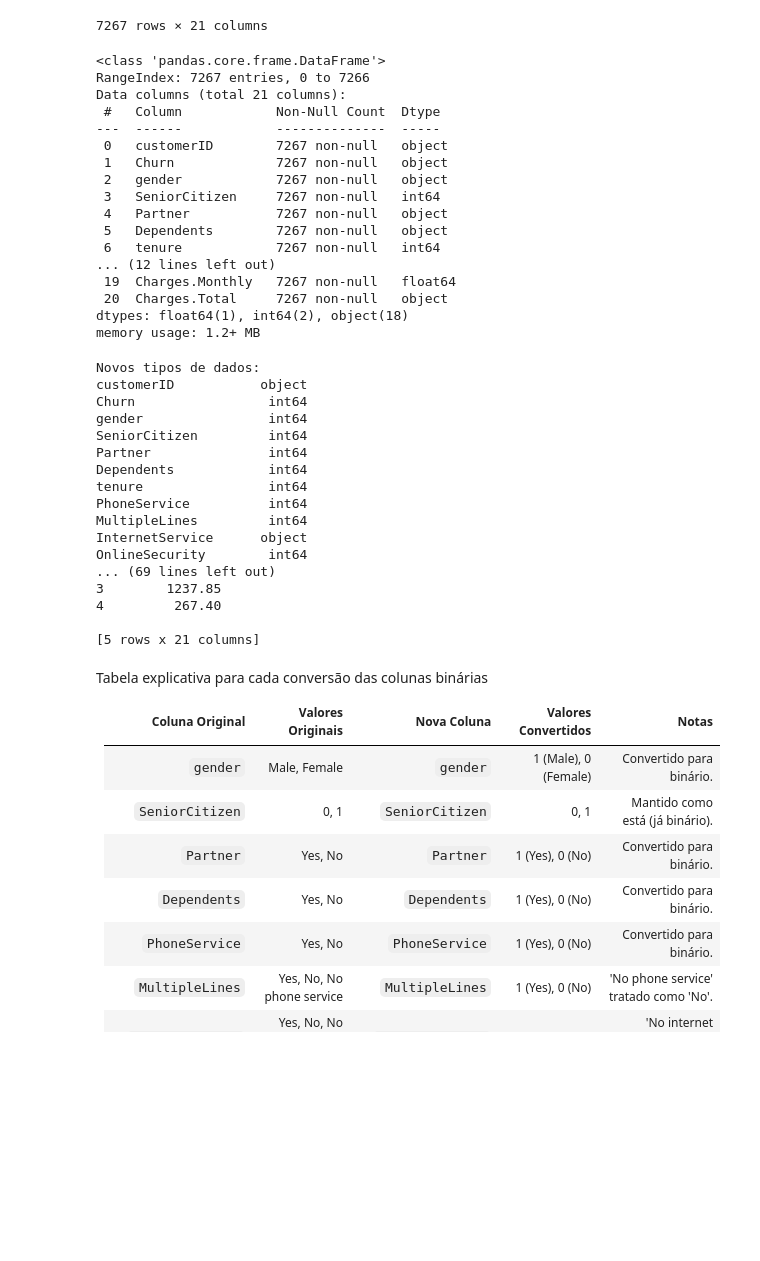
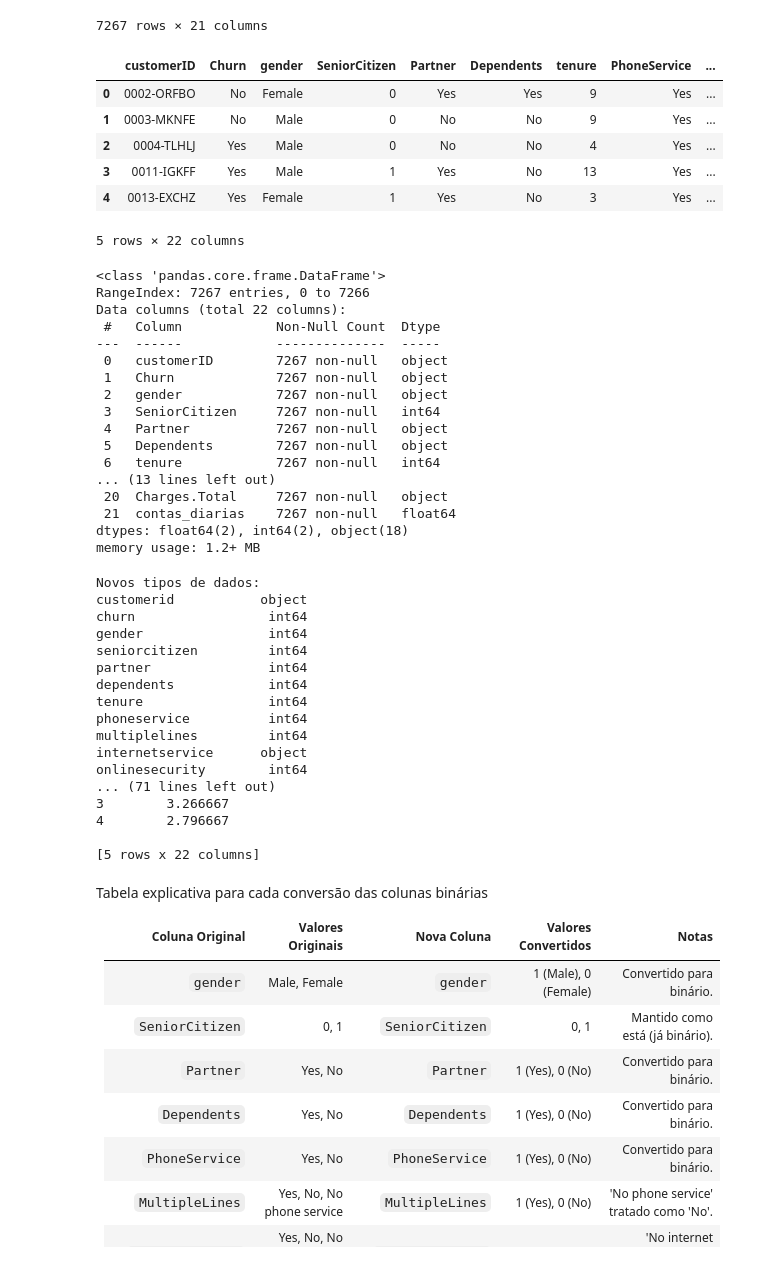
Before and after one commit to linomar31/Telecom_X_Challenge, a Jupyter notebook: TelecomX_BR.ipynb, the cells around one changed output. Drawn from its saved outputs; the diff is of its cells as text; code cells hidden in the pictures; blank space fills up the shorter version.

```diff
--- a/TelecomX_BR.ipynb
+++ b/TelecomX_BR.ipynb
@@ -75,12 +75,26 @@ df
 | 7265 | 9993-LHIEB | No | Male | 0 | Yes | Yes | 67 | Yes | ... |
 | 7266 | 9995-HOTOH | No | Male | 0 | Yes | Yes | 63 | No | ... |
 7267 rows × 21 columns
+# %%
+# Criando a coluna 'Contas_Diarias' (faturamento diário)
+df['contas_diarias'] = df['Charges.Monthly'] / 30
+
+# Exibindo as primeiras linhas com a nova coluna
+display(df.head())
+# %% [output]
+|  | customerID | Churn | gender | SeniorCitizen | Partner | Dependents | tenure | PhoneService | ... |
+| 0 | 0002-ORFBO | No | Female | 0 | Yes | Yes | 9 | Yes | ... |
+| 1 | 0003-MKNFE | No | Male | 0 | No | No | 9 | Yes | ... |
+| 2 | 0004-TLHLJ | Yes | Male | 0 | No | No | 4 | Yes | ... |
+| 3 | 0011-IGKFF | Yes | Male | 1 | Yes | No | 13 | Yes | ... |
+| 4 | 0013-EXCHZ | Yes | Female | 1 | Yes | No | 3 | Yes | ... |
+5 rows × 22 columns
 # %%
 df.info()
 # %% [output]
 <class 'pandas.core.frame.DataFrame'>
 RangeIndex: 7267 entries, 0 to 7266
-Data columns (total 21 columns):
+Data columns (total 22 columns):
  #   Column            Non-Null Count  Dtype
 ---  ------            --------------  -----
  0   customerID        7267 non-null   object
@@ -90,44 +104,48 @@ Data columns (total 21 columns):
  4   Partner           7267 non-null   object
  5   Dependents        7267 non-null   object
  6   tenure            7267 non-null   int64
-... (12 lines left out)
- 19  Charges.Monthly   7267 non-null   float64
+... (13 lines left out)
  20  Charges.Total     7267 non-null   object
-dtypes: float64(1), int64(2), object(18)
+ 21  contas_diarias    7267 non-null   float64
+dtypes: float64(2), int64(2), object(18)
 memory usage: 1.2+ MB
 # %%
 # Alterando Dtypes para melhor aplicação dos dados
 # Convertendo 'customerID' para string para garantir consistência
-df['customerID'] = df['customerID'].astype(str)
+df['customerid'] = df['customerid'].astype(str)
 
 # Tratar valores ausentes (NaNs):
 # Existem NaNs na coluna 'TotalCharges'.
-df['Charges.Total'] = pd.to_numeric(df['Charges.Total'], errors='coerce')
-df['Charges.Total'].fillna(df['Charges.Total'].median(), inplace=True)
+df['charges.total'] = pd.to_numeric(df['charges.total'], errors='coerce')
+# df['Charges.Total'].fillna(df['Charges.Total'].median(), inplace=True) # Original line with FutureWarning
+df['charges.total'] = df['charges.total'].fillna(df['charges.total'].median()) # Corrected to address FutureWarning
 
 # Convertendo colunas numéricas que estão como 'object' ou outras para tipo numérico
-df['Charges.Monthly'] = pd.to_numeric(df['Charges.Monthly'], errors='coerce')
-
 # Convertendo colunas categóricas com 'No internet service' ou 'No phone service' para 'No'
 # para uniformizar e simplificar a análise.
-for col in ['OnlineSecurity', 'OnlineBackup', 'DeviceProtection', 'TechSupport', 'StreamingTV', 'StreamingMovies']:
+for col in ['onlinesecurity', 'onlinebackup', 'deviceprotection', 'techsupport', 'streamingtv', 'streamingmovies']:
     df[col] = df[col].replace('No internet service', 'No')
 
 # Convertendo 'MultipleLines' de 'No phone service' para 'No'
-df['MultipleLines'] = df['MultipleLines'].replace('No phone service', 'No')
+df['multiplelines'] = df['multiplelines'].replace('No phone service', 'No')
 
 
 # Converter colunas binárias (Yes/No) para 0 e 1 para facilitar a análise estatística
 # Excluindo 'Partner' e 'Dependents' por enquanto, pois podem ter outras nuances.
-binary_cols = ['gender', 'SeniorCitizen', 'Partner', 'Dependents', 'PhoneService', 'MultipleLines',
-               'OnlineSecurity', 'OnlineBackup', 'DeviceProtection', 'TechSupport',
-               'StreamingTV', 'StreamingMovies', 'PaperlessBilling', 'Churn']
+binary_cols = ['gender', 'seniorcitizen', 'partner', 'dependents', 'phoneservice', 'multiplelines',
+               'onlinesecurity', 'onlinebackup', 'deviceprotection', 'techsupport',
+               'streamingtv', 'streamingmovies', 'paperlessbilling', 'churn']
 
 for col in binary_cols:
-    if df[col].dtype == 'object': # Apenas converte se for object (string)
-         df[col] = df[col].apply(lambda x: 1 if x == 'Yes' or x == 'Male' else 0)
-    elif col == 'SeniorCitizen': # SeniorCitizen já parece ser 0 ou 1
-        df[col] = df[col].astype(int)
+    if col in df.columns: # Added check if column exists
+        if df[col].dtype == 'object': # Apenas converte se for object (string)
+             # Ensure consistent mapping for all binary columns
+             if col == 'gender':
+                 df[col] = df[col].apply(lambda x: 1 if x == 'Male' else 0)
+             else:
+                  df[col] = df[col].apply(lambda x: 1 if x == 'Yes' else 0)
+        elif col == 'seniorcitizen': # SeniorCitizen já parece ser 0 ou 1
+            df[col] = df[col].astype(int)
 
 
 # Verificando os tipos de dados após as conversões
@@ -143,22 +161,22 @@ print("\nPrimeiras linhas após transformações:")
 print(df.head())
 # %% [output]
 Novos tipos de dados:
-customerID           object
-Churn                 int64
+customerid           object
+churn                 int64
 gender                int64
-SeniorCitizen         int64
-Partner               int64
-Dependents            int64
+seniorcitizen         int64
+partner               int64
+dependents            int64
 tenure                int64
-PhoneService          int64
-MultipleLines         int64
-InternetService      object
-OnlineSecurity        int64
-... (69 lines left out)
-3        1237.85
-4         267.40
+phoneservice          int64
+multiplelines         int64
+internetservice      object
+onlinesecurity        int64
+... (71 lines left out)
+3        3.266667
+4        2.796667
 
-[5 rows x 21 columns]
+[5 rows x 22 columns]
 # %% [markdown]
 Tabela explicativa para cada conversão das colunas binárias
 
```
Also changed, not shown: parts of 9 cells of this notebook.
